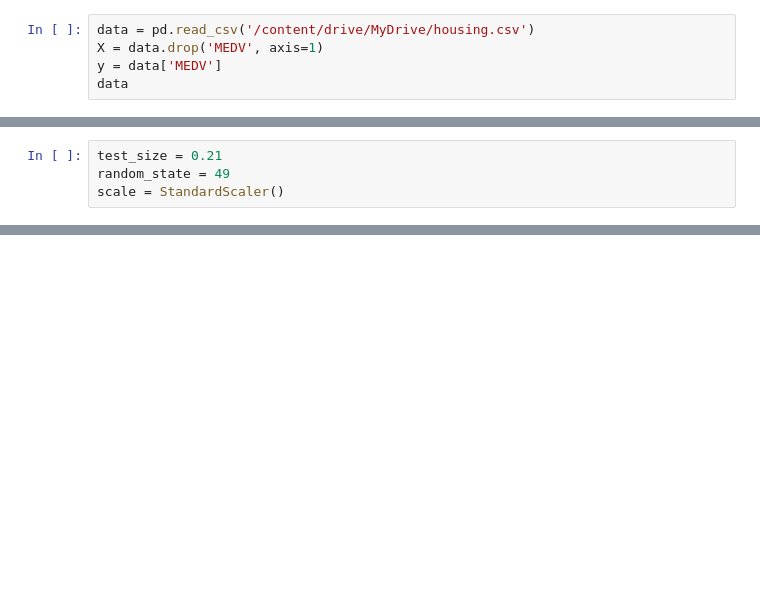
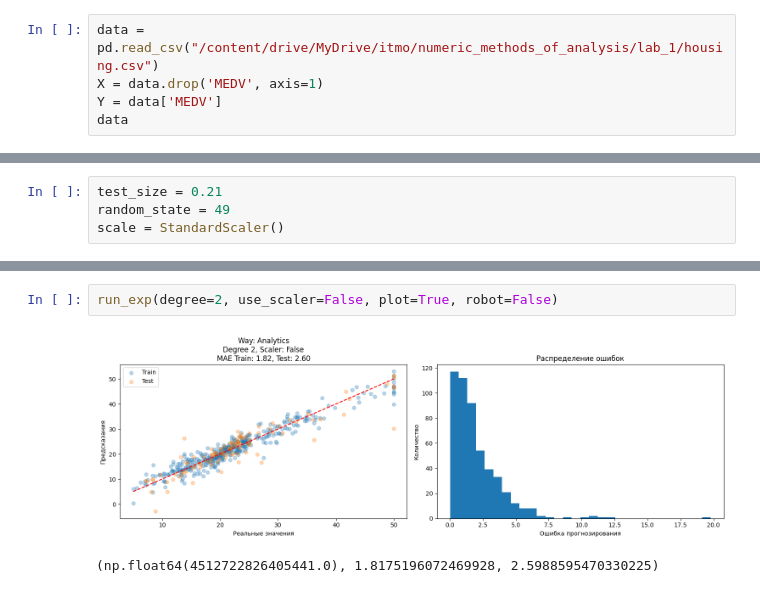
Before and after one commit to dododusi/Numerical-Analysis-Methods, a Jupyter notebook: lab_1/EI_FD_TK/NM_lab_1.ipynb, the cells around one changed output, grey strips where cells are left out. Cells and saved outputs as stored; diff of their text form; blank space fills up the shorter version.

```diff
--- a/lab_1/EI_FD_TK/NM_lab_1.ipynb
+++ b/lab_1/EI_FD_TK/NM_lab_1.ipynb
@@ -12,7 +17,7 @@ from matplotlib.pyplot import figure
 # %%
-data = pd.read_csv('/content/drive/MyDrive/housing.csv')
+data = pd.read_csv("/content/drive/MyDrive/itmo/numeric_methods_of_analysis/lab_1/housing.csv")
 X = data.drop('MEDV', axis=1)
-y = data['MEDV']
+Y = data['MEDV']
 data
 # %% [output]
 |  | CRIM | ZN | INDUS | CHAS | NOX | RM | AGE | DIS | RAD | TAX | PTRATIO | ... |
@@ -190,0 +172,5 @@ table_by_robot
+# %%
+run_exp(degree=2, use_scaler=False, plot=True, robot=False)
+# %% [output]
+[figure, added]
+(np.float64(4512722826405441.0), 1.8175196072469928, 2.5988595470330225)
```
Also changed, not shown: parts of 14 cells of this notebook, 1 other file.
